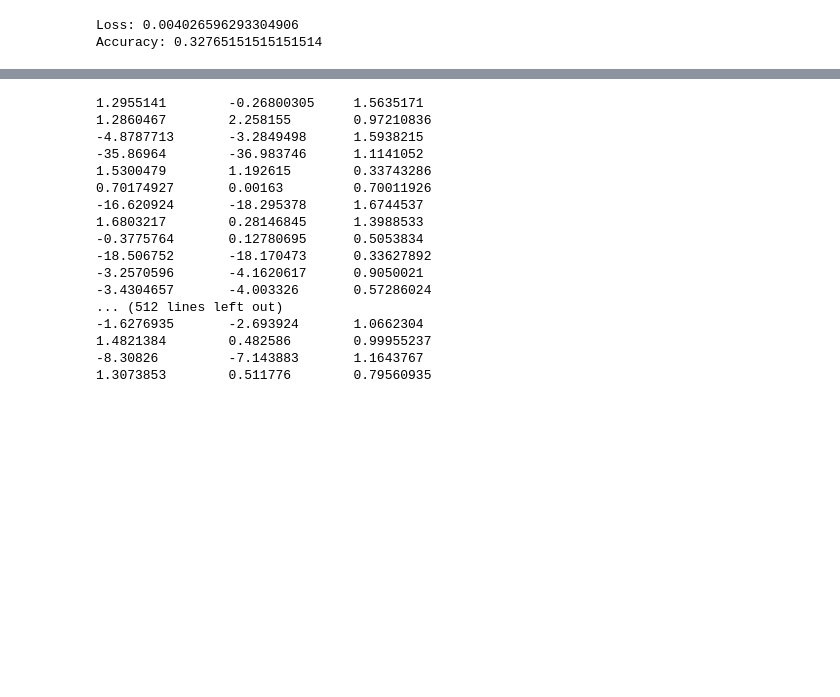
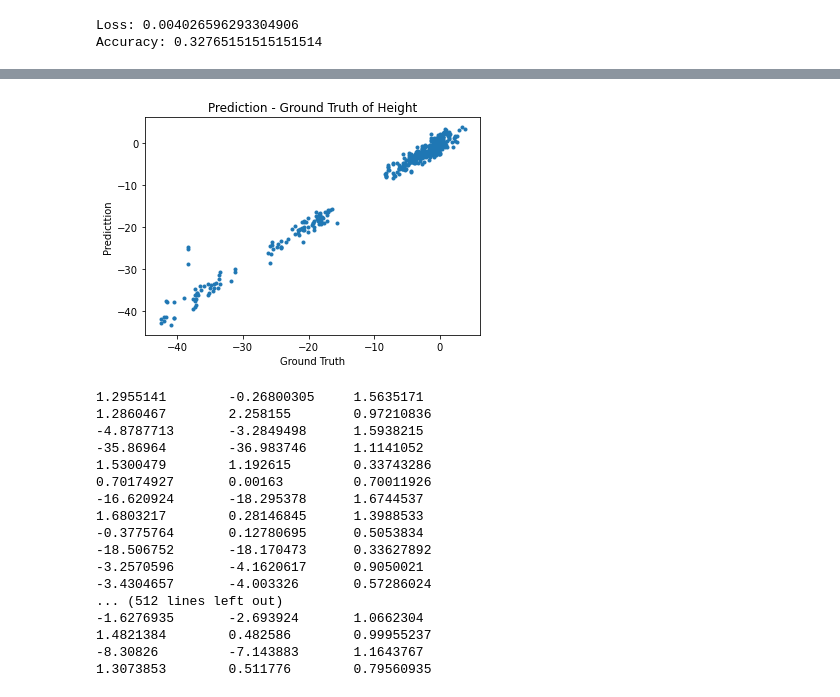
Before and after one commit to KJ-black/Machine-Learning-on-Material-Informatics, a Jupyter notebook: final_project/ML_Material_Final_Project.ipynb, the cells around one changed output, grey strips where cells are left out. Drawn from its saved outputs; the diff is of its cells as text; code cells hidden in the pictures; blank space fills up the shorter version.

Commit message:
[Some outcome][update correlation figure] 1. marker and linestyle

```diff
--- a/final_project/ML_Material_Final_Project.ipynb
+++ b/final_project/ML_Material_Final_Project.ipynb
@@ -404,7 +404,7 @@ from scipy.stats import pearsonr
 plt.title( "Prediction - Ground Truth of Height")
 plt.xlabel( "Ground Truth")
 plt.ylabel( "Predicttion")
-plt.plot( y_val.cpu().numpy(), pred.cpu().numpy()[:,0], plt.maker=".")# plot( x, y)
+plt.plot( y_val.cpu().numpy(), pred.cpu().numpy()[:,0], linestyle = 'None', marker='.')# plot( x, y)
 corr, _ = pearsonr(y_val.cpu().numpy(), pred.cpu().numpy()[:,0])
 slope = "Corr: " + "%.4f"%corr + "\nLoss: " + "%.4f"%test_loss
 print(slope)
@@ -415,3 +416,4 @@ SyntaxError: keyword can't be an expression (833389430.py, line 8)
+[figure, added]
 # %%
 val_1 = pred.cpu().numpy()[:,0]
 val_2 = y_val.cpu().numpy()
```
Also changed, not shown: parts of 1 cell of this notebook.
